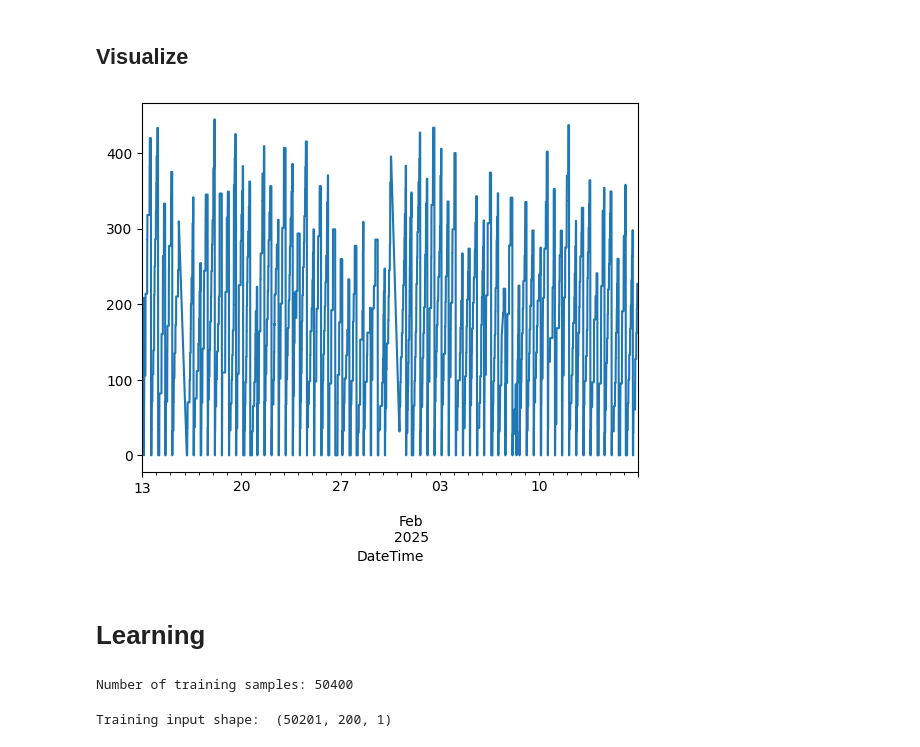
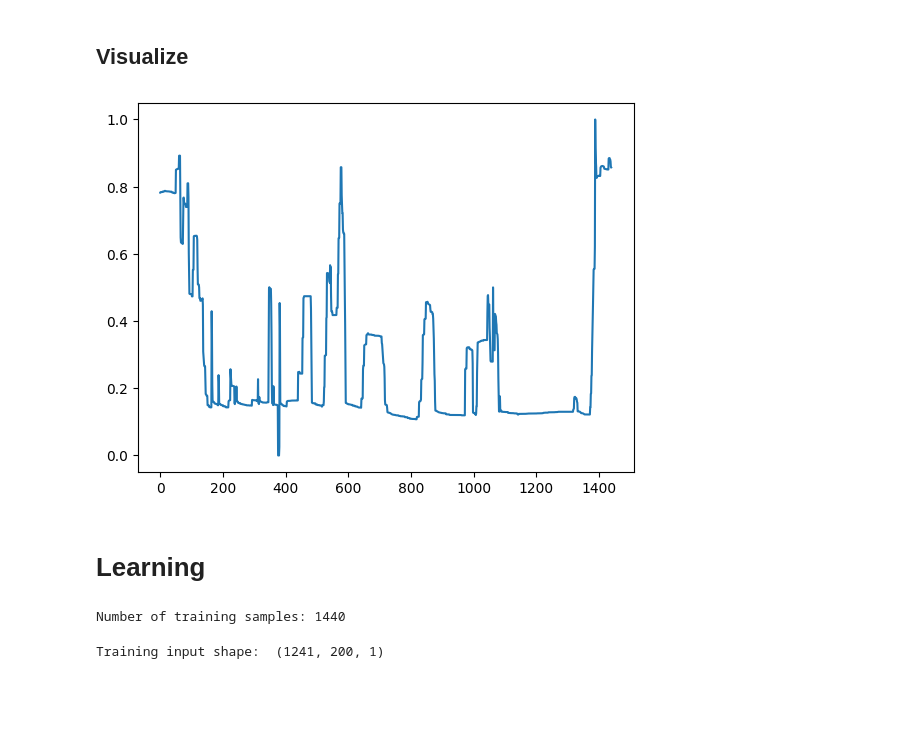
Before and after one commit to abzy128/factoryML, a Jupyter notebook: ml.ipynb, the cells around one changed output. Drawn from its saved outputs; the diff is of its cells as text; code cells hidden in the pictures; blank space fills up the shorter version.

Commit message:
refactor model

```diff
--- a/ml.ipynb
+++ b/ml.ipynb
@@ -58,0 +89,19 @@ df.head()
+# %%
+df = pd.read_csv(
+    './data/dataset.csv',
+    index_col='DateTime',
+    parse_dates=True)
+
+# decompose datetime to year, month, day, hour, minute, dayofweek
+df['year'] = df.index.year
+df['month'] = df.index.month
+df['day'] = df.index.day
+df['hour'] = df.index.hour
+df['minute'] = df.index.minute
+df['dayofweek'] = df.index.dayofweek
+
+df = df.head(1440)
+df = df[['CurrentHolderPositionA']]
+df.reset_index(drop=True, inplace=True)
+
+df.head()
@@ -59,41 +115,39 @@ df.head()
 # %% [markdown]
 # Preprocessing
-# %%
-# replace missing values with the mean of the neighbours
-
-df['004_1010-101-201-PECH-0001-P11.MV.MV120'] = df['004_1010-101-201-PECH-0001-P11.MV.MV120'].interpolate()
+# %%
+# replace missing values with the median
+df.fillna(df.median(), inplace=True)
+
+# normalize the data
+from sklearn.preprocessing import MinMaxScaler
+scaler = MinMaxScaler()
+df_scaled = pd.DataFrame(scaler.fit_transform(df), columns=df.columns, index=df.index)
 # %% [markdown]
 ## Visualize
 # %%
 fig, ax = plt.subplots()
-df.plot(legend=False, ax=ax)
+df_scaled.plot(legend=False, ax=ax)
 plt.show()
 # %% [output]
-[figure, old version]
+[figure, new version]
 # %% [markdown]
 # Learning
 # %%
-training_mean = df.mean()
-training_std = df.std()
-df_training_value = (df - training_mean) / training_std
+training_mean = df_scaled.mean()
+training_std = df_scaled.std()
+df_training_value = (df_scaled - training_mean) / training_std
 print("Number of training samples:", len(df_training_value))
 # %% [output]
-Number of training samples: 50400
+Number of training samples: 1440
-# %%
-TIME_STEPS = 200
-
-# Generated training sequences for use in the model.
-def create_sequences(values, time_steps=TIME_STEPS):
-    output = []
-    for i in range(len(values) - time_steps + 1):
-        output.append(values[i : (i + time_steps)])
-    return np.stack(output)
-
-
-x_train = create_sequences(df_training_value.values)
-print("Training input shape: ", x_train.shape)
-# %% [output]
-Training input shape:  (50201, 200, 1)
+# %%
+from utils import create_sequences
+
+x_train = create_sequences(df_training_value.values)
+# fill the missing values with median
+x_train = np.nan_to_num(x_train, nan=np.nanmedian(x_train))
+print("Training input shape: ", x_train.shape)
+# %% [output]
+Training input shape:  (1241, 200, 1)
 # %%
 model = keras.Sequential(
     [
```
Also changed, not shown: parts of 11 cells of this notebook, 1 other file.
